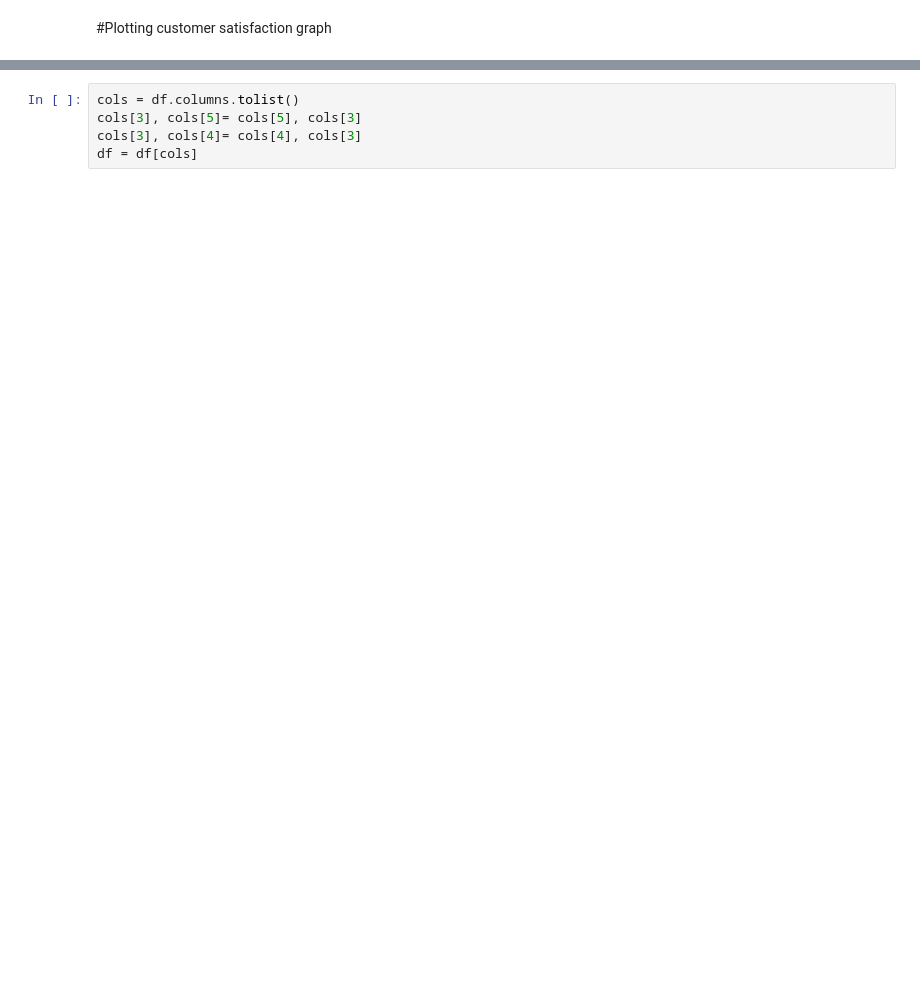
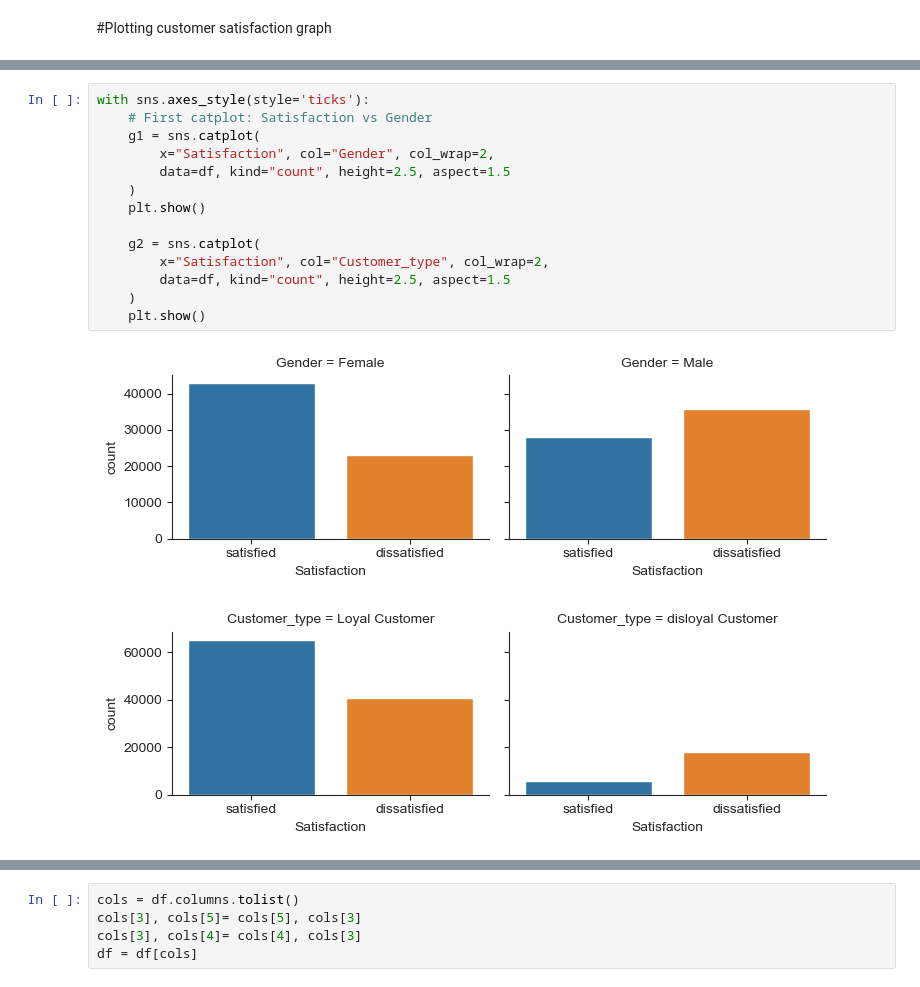
Before and after one commit to Rejoy-01/Machine-Learning-Project, a Jupyter notebook: Flight.ipynb, the cells around one changed output, grey strips where cells are left out. Saved outputs shown, nothing was run; the diff lists cells and outputs as text; blank space fills up the shorter version.

```diff
--- a/Flight.ipynb
+++ b/Flight.ipynb
@@ -150,0 +155,17 @@ Passing `palette` without assigning `hue` is deprecated and will be removed in v
+# %%
+with sns.axes_style(style='ticks'):
+    # First catplot: Satisfaction vs Gender
+    g1 = sns.catplot(
+        x="Satisfaction", col="Gender", col_wrap=2,
+        data=df, kind="count", height=2.5, aspect=1.5
+    )
+    plt.show()
+
+    g2 = sns.catplot(
+        x="Satisfaction", col="Customer_type", col_wrap=2,
+        data=df, kind="count", height=2.5, aspect=1.5
+    )
+    plt.show()
+# %% [output]
+[figure, added]
+[figure, added]
```
Also changed, not shown: parts of 30 cells of this notebook.
